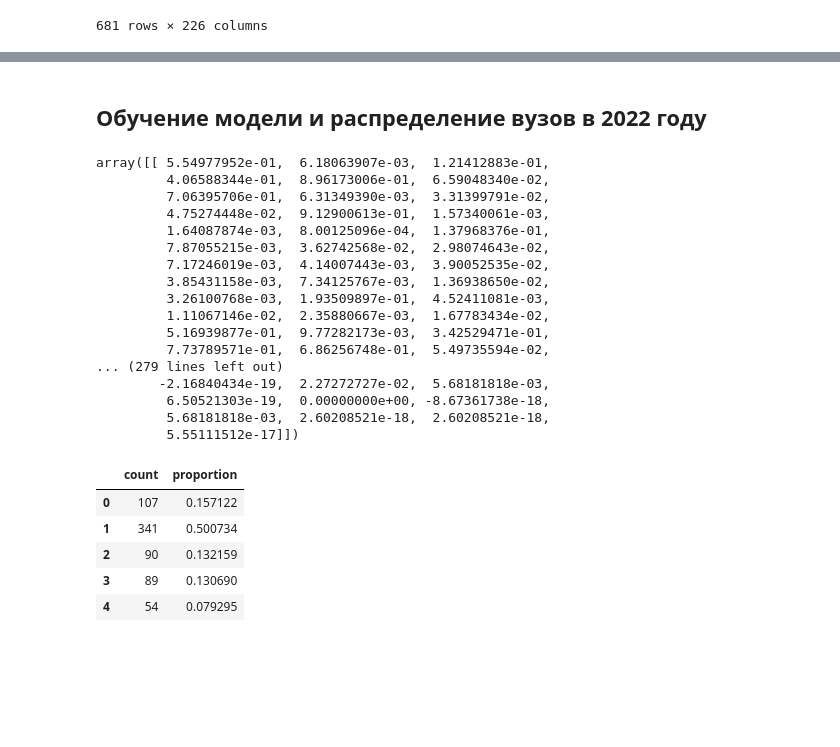
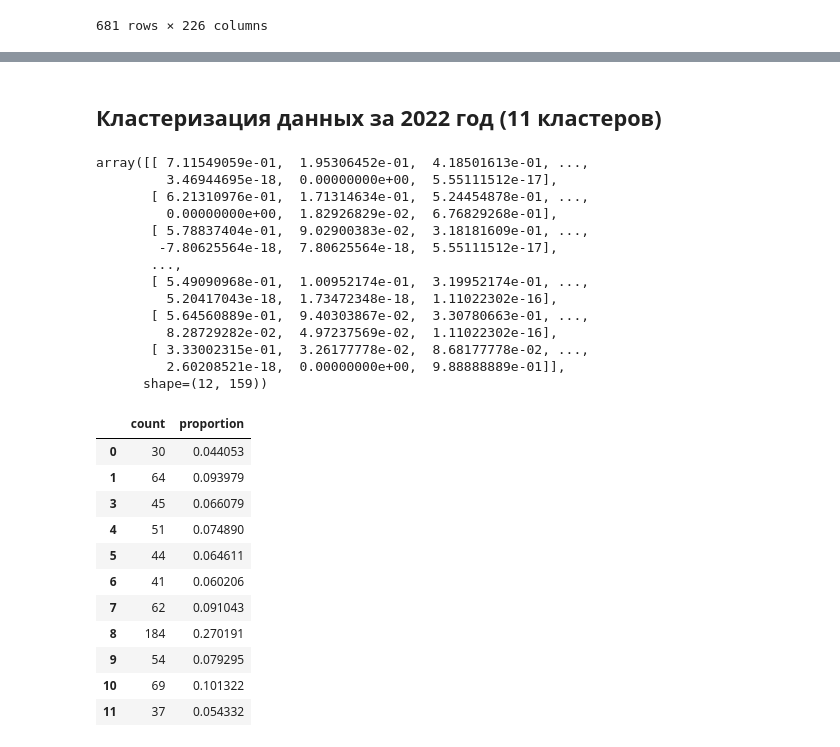
Before and after one commit to sosnovskiim/MachineLearning, a Jupyter notebook: Курс 3 - Машинное обучение и нейронные сети/2. Кластеризация/2.1 Кластеризация вузов/2.1 Кластеризация вузов.ipynb, the cells around one changed output, grey strips where cells are left out. Drawn from its saved outputs; the diff is of its cells as text; code cells hidden in the pictures; blank space fills up the shorter version.

```diff
--- a/Курс 3 - Машинное обучение и нейронные сети/2. Кластеризация/2.1 Кластеризация вузов/2.1 Кластеризация вузов.ipynb
+++ b/Курс 3 - Машинное обучение и нейронные сети/2. Кластеризация/2.1 Кластеризация вузов/2.1 Кластеризация вузов.ipynb
@@ -1345,39 +1468,45 @@ get_scatter_plot(uni22_pca, figsize=(8, 6), title="Распределение в
 # %% [markdown]
-## Обучение модели и распределение вузов в 2022 году
+## Кластеризация данных за 2022 год (11 кластеров)
 # %%
-kmeans_past = KMeans(n_clusters=5, random_state=0)
-kmeans_past.fit(uni_clean_past)
-(centroids_past := kmeans_past.cluster_centers_)
+kmeans_past_clust11 = KMeans(n_clusters=12, random_state=1)
+kmeans_past_clust11.fit(uni_clean_past)
+kmeans_past_clust11.cluster_centers_
 # %% [output]
-array([[ 5.54977952e-01,  6.18063907e-03,  1.21412883e-01,
-         4.06588344e-01,  8.96173006e-01,  6.59048340e-02,
-         7.06395706e-01,  6.31349390e-03,  3.31399791e-02,
-         4.75274448e-02,  9.12900613e-01,  1.57340061e-03,
-         1.64087874e-03,  8.00125096e-04,  1.37968376e-01,
-         7.87055215e-03,  3.62742568e-02,  2.98074643e-02,
-         7.17246019e-03,  4.14007443e-03,  3.90052535e-02,
-         3.85431158e-03,  7.34125767e-03,  1.36938650e-02,
-         3.26100768e-03,  1.93509897e-01,  4.52411081e-03,
-         1.11067146e-02,  2.35880667e-03,  1.67783434e-02,
-         5.16939877e-01,  9.77282173e-03,  3.42529471e-01,
-         7.73789571e-01,  6.86256748e-01,  5.49735594e-02,
-... (279 lines left out)
-        -2.16840434e-19,  2.27272727e-02,  5.68181818e-03,
-         6.50521303e-19,  0.00000000e+00, -8.67361738e-18,
-         5.68181818e-03,  2.60208521e-18,  2.60208521e-18,
-         5.55111512e-17]])
+array([[ 7.11549059e-01,  1.95306452e-01,  4.18501613e-01, ...,
+         3.46944695e-18,  0.00000000e+00,  5.55111512e-17],
+       [ 6.21310976e-01,  1.71314634e-01,  5.24454878e-01, ...,
+         0.00000000e+00,  1.82926829e-02,  6.76829268e-01],
+       [ 5.78837404e-01,  9.02900383e-02,  3.18181609e-01, ...,
+        -7.80625564e-18,  7.80625564e-18,  5.55111512e-17],
+       ...,
+       [ 5.49090968e-01,  1.00952174e-01,  3.19952174e-01, ...,
+         5.20417043e-18,  1.73472348e-18,  1.11022302e-16],
+       [ 5.64560889e-01,  9.40303867e-02,  3.30780663e-01, ...,
+         8.28729282e-02,  4.97237569e-02,  1.11022302e-16],
+       [ 3.33002315e-01,  3.26177778e-02,  8.68177778e-02, ...,
+         2.60208521e-18,  0.00000000e+00,  9.88888889e-01]],
+      shape=(12, 159))
 # %%
-y_kmeans_past = kmeans_past.predict(uni22_clean)
+y_kmeans_past_clust11 = kmeans_past_clust11.predict(uni22_clean)
+
+uni22_clust11_new = uni_by_year[2022].copy()
+uni22_clust11_new["cluster"] = y_kmeans_past_clust11
 
 pd.DataFrame({
-    "count": pd.Series(y_kmeans_past).value_counts().sort_index(),
-    "proportion": pd.Series(y_kmeans_past).value_counts(normalize=True).sort_index()
+    "count": pd.Series(y_kmeans_past_clust11).value_counts().sort_index(),
+    "proportion": pd.Series(y_kmeans_past_clust11).value_counts(normalize=True).sort_index()
 })
 # %% [output]
 |  | count | proportion |
-| 0 | 107 | 0.157122 |
-| 1 | 341 | 0.500734 |
-| 2 | 90 | 0.132159 |
-| 3 | 89 | 0.130690 |
-| 4 | 54 | 0.079295 |
+| 0 | 30 | 0.044053 |
+| 1 | 64 | 0.093979 |
+| 3 | 45 | 0.066079 |
+| 4 | 51 | 0.074890 |
+| 5 | 44 | 0.064611 |
+| 6 | 41 | 0.060206 |
+| 7 | 62 | 0.091043 |
+| 8 | 184 | 0.270191 |
+| 9 | 54 | 0.079295 |
+| 10 | 69 | 0.101322 |
+| 11 | 37 | 0.054332 |
 # %%
```
Also changed, not shown: parts of 52 cells of this notebook, 2 other files.
